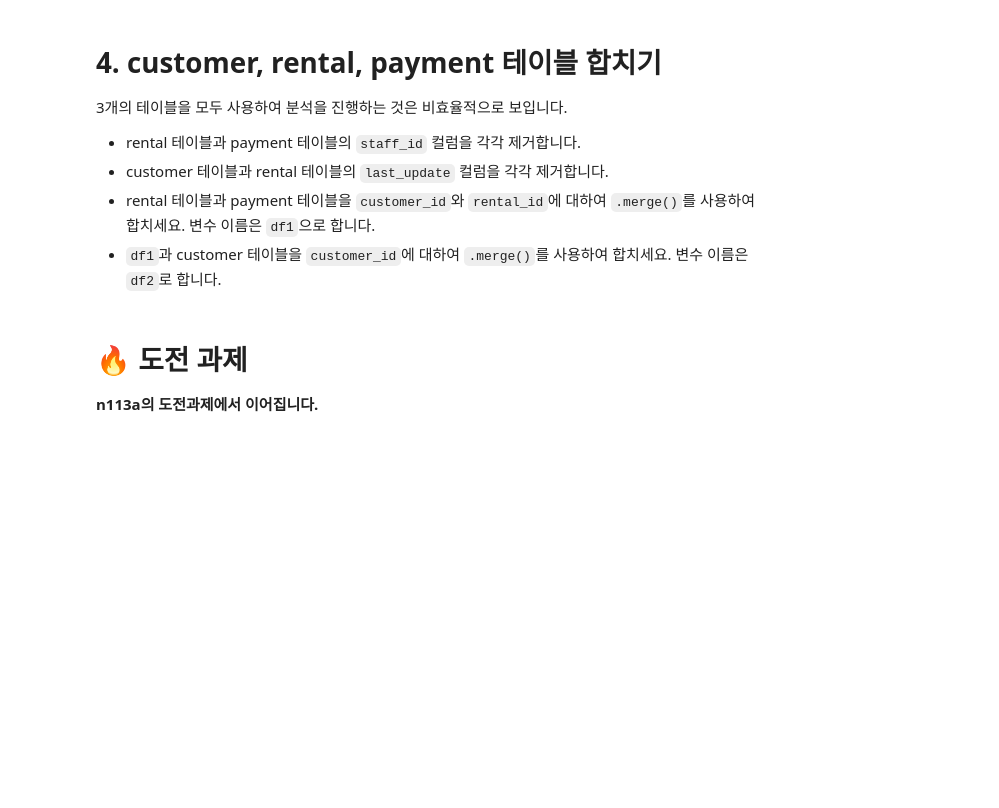
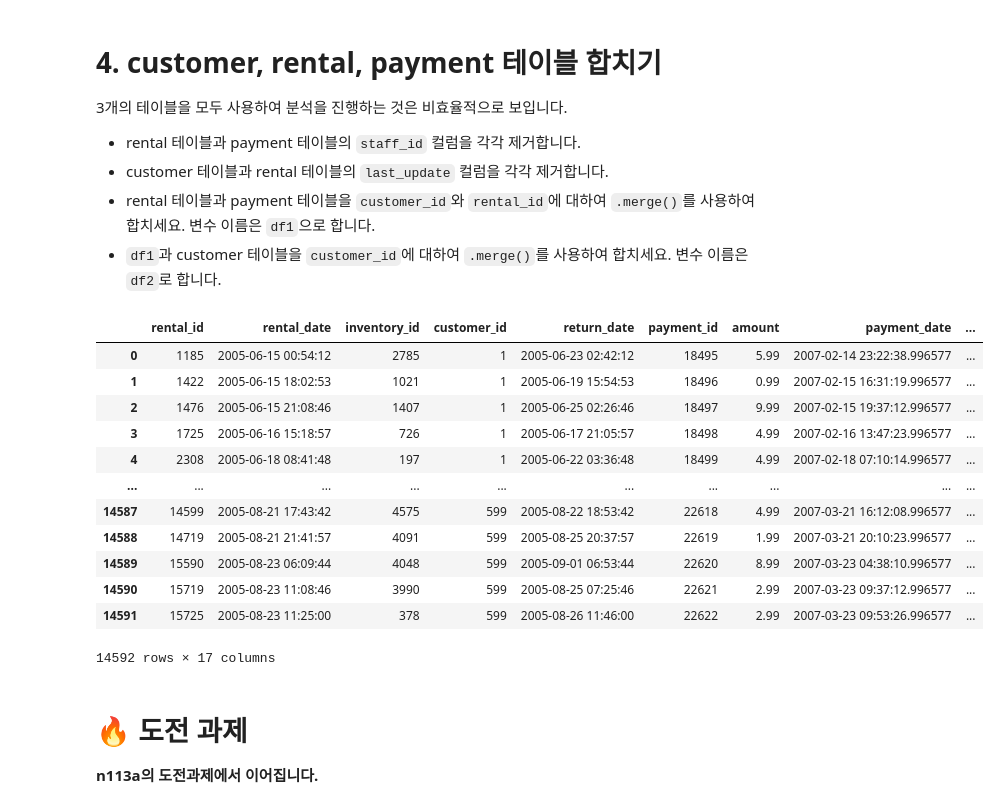
Before and after one commit to KindOrca/BootCamp, a Jupyter notebook: n113 & 114 - Data Wrangling/n114a-Data Wrangling(2).ipynb, the cells around one changed output. Saved outputs shown, nothing was run; the diff lists cells and outputs as text; code cells hidden in the pictures; blank space fills up the shorter version.

```diff
--- a/n113 & 114 - Data Wrangling/n114a-Data Wrangling(2).ipynb
+++ b/n113 & 114 - Data Wrangling/n114a-Data Wrangling(2).ipynb
@@ -63,0 +66,10 @@ rental.reset_index()
+# %%
+# rental
+df_rental = pd.read_csv('rental.csv', index_col = 'Unnamed: 0')
+
+df_rental = df_rental.drop(df_rental.index.max(), axis = 0)
+
+df_rental[['rental_id','inventory_id','customer_id','staff_id']] = df_rental[['rental_id','inventory_id','customer_id','staff_id']].astype(int)
+
+df_rental = df_rental.sort_values(['customer_id','rental_id']).reset_index(drop = True)
+df_rental
@@ -84,0 +97,11 @@ payment = payment.sort_values(by=['customer_id, rental_id'])
+# %%
+# payment
+df_payment = pd.read_csv('payment.csv', index_col = 'Unnamed: 0')
+
+df_payment.drop(df_payment.index.max(), axis = 0, inplace = True)
+
+df_payment[['payment_id','customer_id','staff_id','rental_id']] = df_payment[['payment_id','customer_id','staff_id','rental_id']].astype(int)
+
+df_payment['amount'] = df_payment.amount.str.replace('$','').astype(float)
+
+df_payment.sort_values(['customer_id', 'rental_id']).reset_index(drop = True)
@@ -94,3 +129,30 @@ payment = payment.sort_values(by=['customer_id, rental_id'])
+# %%
+# rental 테이블과 payment 테이블의 staff_id 컬럼을 각각 제거
+df_rental = df_rental.drop(columns = 'staff_id', axis = 1)
+df_payment = df_payment.drop(columns = 'staff_id', axis = 1)
+
+# customer 테이블과 rental 테이블의 last_update 컬럼을 각각 제거
+df_customer = df_customer.drop(columns = 'last_update', axis = 1)
+df_rental = df_rental.drop(columns = 'last_update', axis = 1)
+
+# rental 테이블과 payment 테이블을 customer_id와 rental_id에 대하여 .merge()를 사용하여 합치기, 변수 이름은 df1
+df1 = pd.merge(df_rental, df_payment, on = ['customer_id', 'rental_id'])
+df2 = pd.merge(df1, df_customer, on = 'customer_id')
+df2
+# %% [output]
+|  | rental_id | rental_date | inventory_id | customer_id | return_date | payment_id | amount | payment_date | ... |
+| 0 | 1185 | 2005-06-15 00:54:12 | 2785 | 1 | 2005-06-23 02:42:12 | 18495 | 5.99 | 2007-02-14 23:22:38.996577 | ... |
+| 1 | 1422 | 2005-06-15 18:02:53 | 1021 | 1 | 2005-06-19 15:54:53 | 18496 | 0.99 | 2007-02-15 16:31:19.996577 | ... |
+| 2 | 1476 | 2005-06-15 21:08:46 | 1407 | 1 | 2005-06-25 02:26:46 | 18497 | 9.99 | 2007-02-15 19:37:12.996577 | ... |
+| 3 | 1725 | 2005-06-16 15:18:57 | 726 | 1 | 2005-06-17 21:05:57 | 18498 | 4.99 | 2007-02-16 13:47:23.996577 | ... |
+| 4 | 2308 | 2005-06-18 08:41:48 | 197 | 1 | 2005-06-22 03:36:48 | 18499 | 4.99 | 2007-02-18 07:10:14.996577 | ... |
+| ... | ... | ... | ... | ... | ... | ... | ... | ... | ... |
+| 14587 | 14599 | 2005-08-21 17:43:42 | 4575 | 599 | 2005-08-22 18:53:42 | 22618 | 4.99 | 2007-03-21 16:12:08.996577 | ... |
+| 14588 | 14719 | 2005-08-21 21:41:57 | 4091 | 599 | 2005-08-25 20:37:57 | 22619 | 1.99 | 2007-03-21 20:10:23.996577 | ... |
+| 14589 | 15590 | 2005-08-23 06:09:44 | 4048 | 599 | 2005-09-01 06:53:44 | 22620 | 8.99 | 2007-03-23 04:38:10.996577 | ... |
+| 14590 | 15719 | 2005-08-23 11:08:46 | 3990 | 599 | 2005-08-25 07:25:46 | 22621 | 2.99 | 2007-03-23 09:37:12.996577 | ... |
+| 14591 | 15725 | 2005-08-23 11:25:00 | 378 | 599 | 2005-08-26 11:46:00 | 22622 | 2.99 | 2007-03-23 09:53:26.996577 | ... |
+14592 rows × 17 columns
 # %% [markdown]
 # 🔥 도전 과제
 
```
Also changed, not shown: parts of 8 cells of this notebook.
